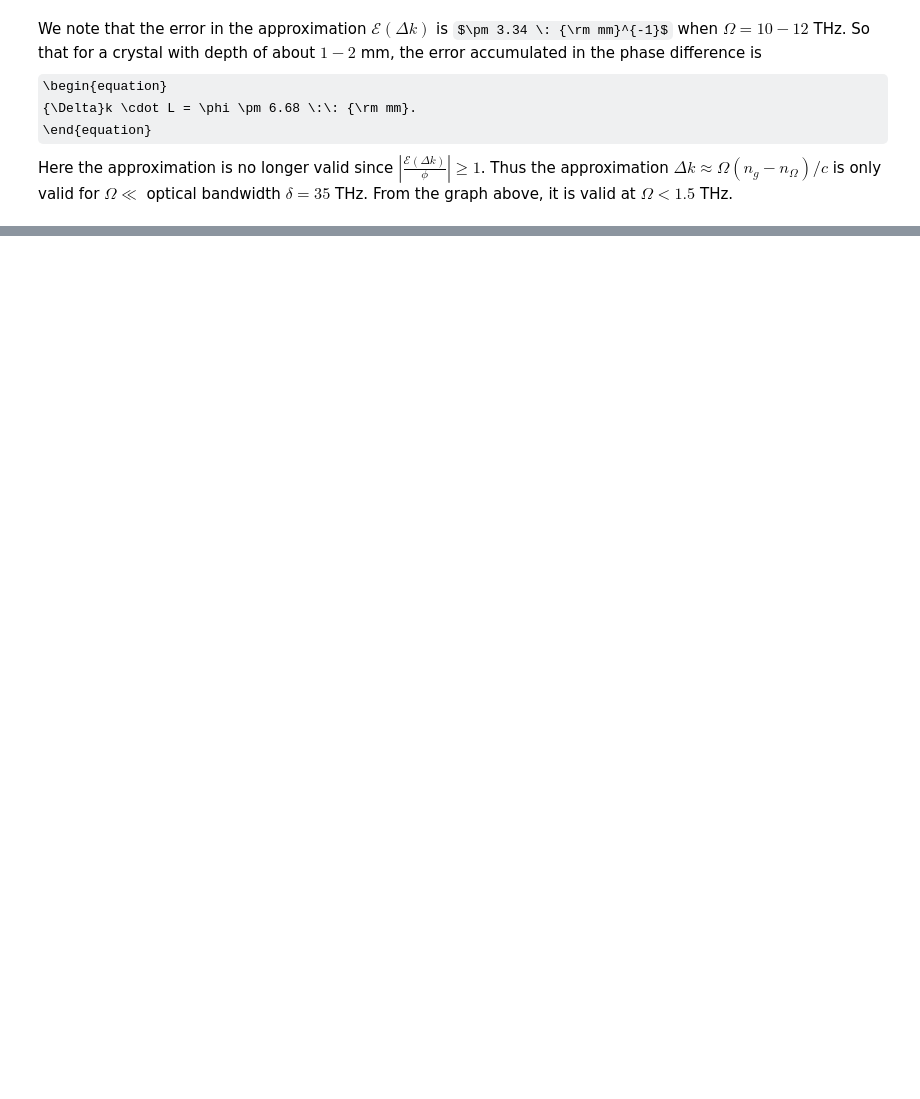
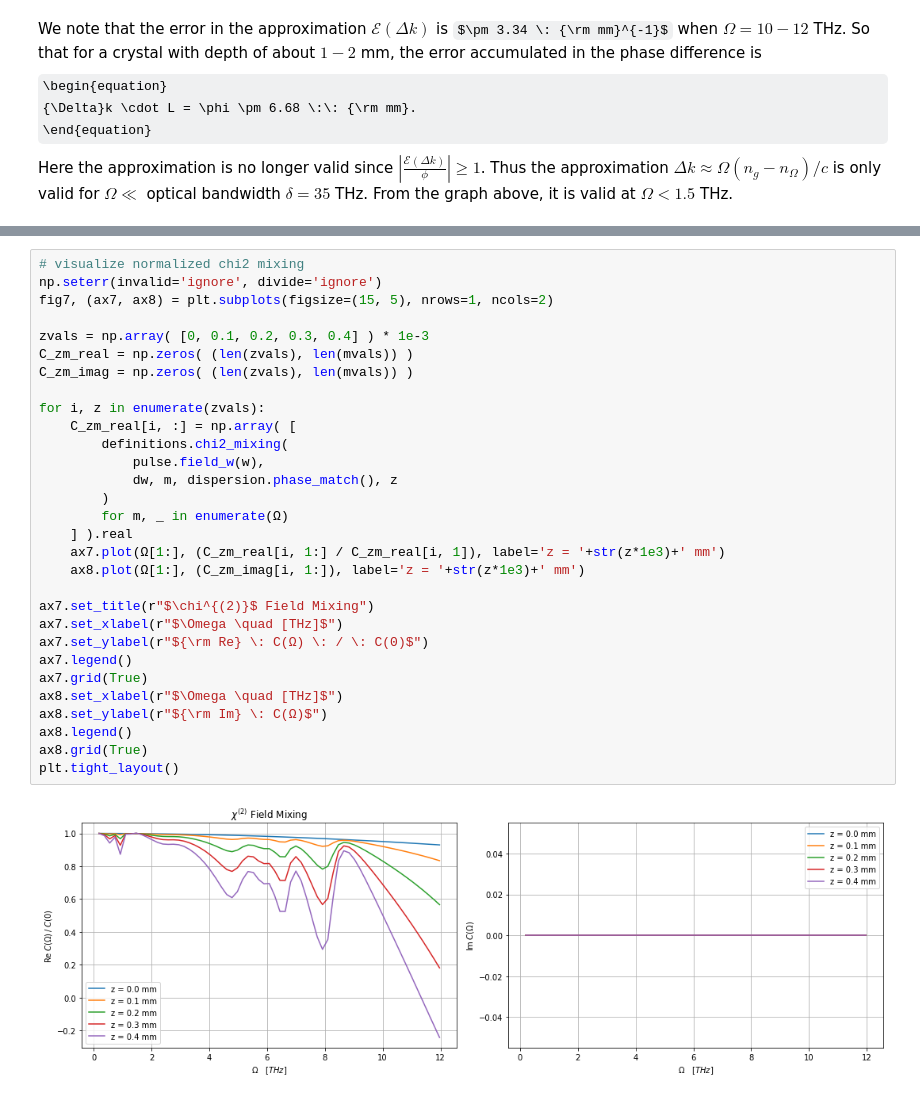
Before and after one commit to p-engel/nonlinear_optics, a Jupyter notebook: optical_rectification/analysis.ipynb, the cells around one changed output, grey strips where cells are left out. Drawn from its saved outputs; the diff is of its cells as text; some formulas as TeX source; blank space fills up the shorter version.

Commit message:
define chi2 nonlinear mixing

```diff
--- a/optical_rectification/analysis.ipynb
+++ b/optical_rectification/analysis.ipynb
@@ -215,0 +231,32 @@ Here the approximation is no longer valid since $\left\vert \frac{\mathcal{E}({\
+# %%
+# visualize normalized chi2 mixing
+np.seterr(invalid='ignore', divide='ignore')
+fig7, (ax7, ax8) = plt.subplots(figsize=(15, 5), nrows=1, ncols=2)
+
+zvals = np.array( [0, 0.1, 0.2, 0.3, 0.4] ) * 1e-3
+C_zm_real = np.zeros( (len(zvals), len(mvals)) )
+C_zm_imag = np.zeros( (len(zvals), len(mvals)) )
+
+for i, z in enumerate(zvals):
+    C_zm_real[i, :] = np.array( [
+        definitions.chi2_mixing(
+            pulse.field_w(w),
+            dw, m, dispersion.phase_match(), z
+        )
+        for m, _ in enumerate(Ω)
+    ] ).real
+    ax7.plot(Ω[1:], (C_zm_real[i, 1:] / C_zm_real[i, 1]), label='z = '+str(z*1e3)+' mm')
+    ax8.plot(Ω[1:], (C_zm_imag[i, 1:]), label='z = '+str(z*1e3)+' mm')
+
+ax7.set_title(r"$\chi^{(2)}$ Field Mixing")
+ax7.set_xlabel(r"$\Omega \quad [THz]$")
+ax7.set_ylabel(r"${\rm Re} \: C(Ω) \: / \: C(0)$")
+ax7.legend()
+ax7.grid(True)
+ax8.set_xlabel(r"$\Omega \quad [THz]$")
+ax8.set_ylabel(r"${\rm Im} \: C(Ω)$")
+ax8.legend()
+ax8.grid(True)
+plt.tight_layout()
+# %% [output]
+[figure, added]
```
Also changed, not shown: parts of 11 cells of this notebook, 3 other files.
